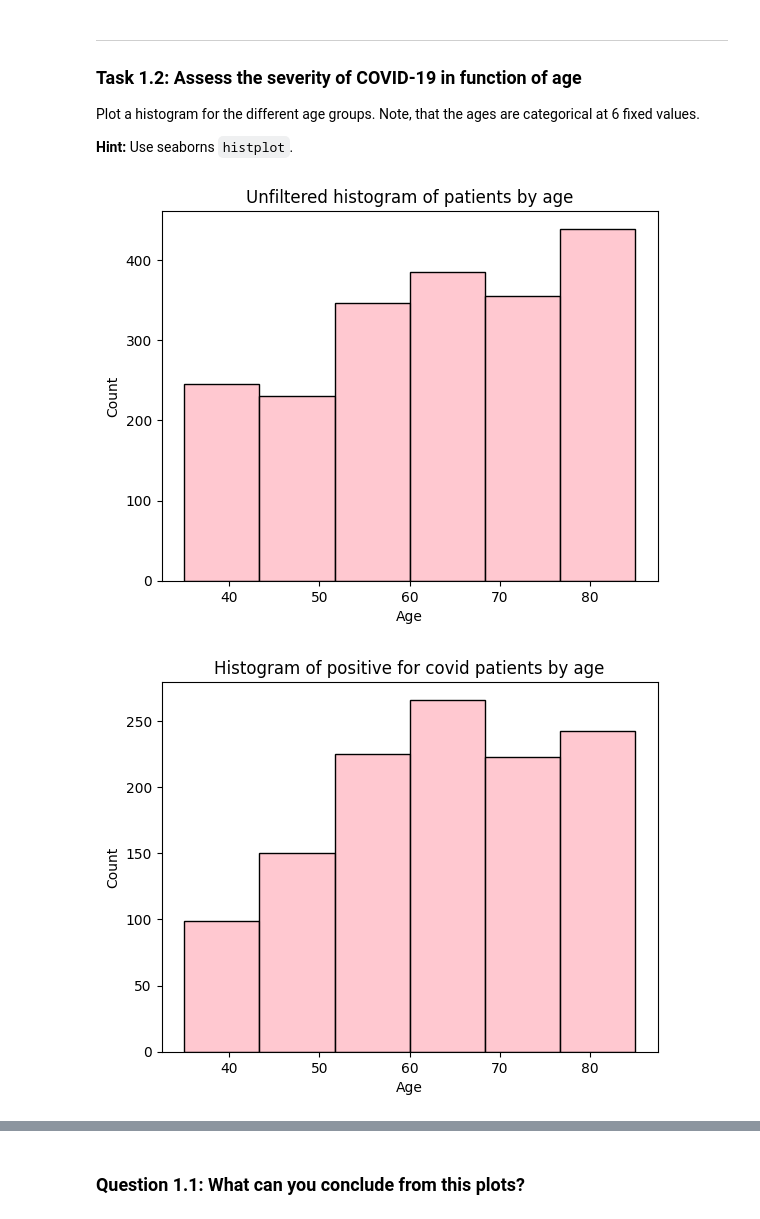
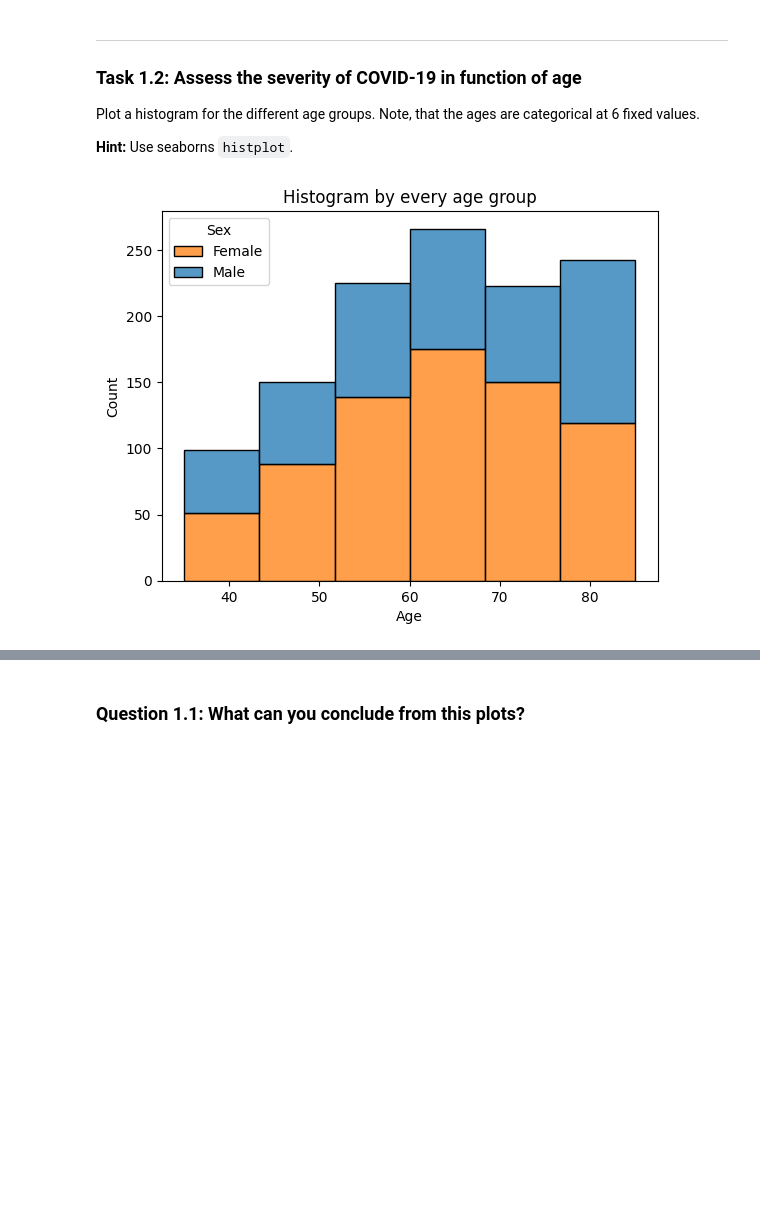
Before and after one commit to cesarz10/Health-Information, a Jupyter notebook: WPO-3/WPO_3_Student.ipynb, the cells around one changed output, grey strips where cells are left out. Drawn from its saved outputs; the diff is of its cells as text; code cells hidden in the pictures; blank space fills up the shorter version.

```diff
--- a/WPO-3/WPO_3_Student.ipynb
+++ b/WPO-3/WPO_3_Student.ipynb
@@ -61,10 +61,15 @@ To further use the dataframe, we need to binarize the `Sex` label. Binarize the
 Your final dataframe should be a shape of `(1205, 5)`.
 # %%
 df = pd.read_csv('COVID_data.csv')
+
 df.drop(df.loc[:, df.columns.str.contains('Image_size')], axis=1, inplace=True)
 df.drop(df.loc[:, df.columns.str.contains('Spacing')], axis=1, inplace=True)
 df.drop('PatientID', axis=1, inplace=True)
+print(f"\ndf shape with covid patients (+/-): {df.shape}")
 
-print(f"\ndf shape: {df.shape}")
+df['Sex'] = (df['Sex'] == 'M') * 1 # if sex == M -> 1, else: 0 | Multiplied by 1 so it shows 1/0 instead of True/False
+df = df[df['Covid'] == 1] # Selecting only covid positive patients
+df.drop(columns='Covid', axis=1, inplace=True)
+print(f"\ndf shape (covid+ patients only): {df.shape}")
 df.head()
 # %% [output]
@@ -83,20 +90,10 @@ Plot a histogram for the different age groups. Note, that the ages are categoric
 
 __Hint:__ Use seaborns `histplot`.
 # %%
-# with both positive and negative covid
-sns.histplot(data=df, x='Age', color='lightpink', bins=6)
-plt.title("Unfiltered histogram of patients by age")
-plt.show()
-
-# positive for covid result
-sns.histplot(data=df[df['Covid']==1], x='Age', color='lightpink', bins=6)
-plt.title("Histogram of positive for covid patients by age")
-plt.show()
-
 # histogram for every age group
-sns.histplot(data=df, x='Age', hue='Covid', color='lightpink', bins=6)
+sns.histplot(data=df, x='Age', hue='Sex', color='lightpink', bins=6, multiple='stack', legend=False)
+plt.legend(title='Sex', labels=['Female', 'Male'])
 plt.title("Histogram by every age group")
 plt.show()
 # %% [output]
-[figure, old version]
+[figure, new version]
-[figure, removed]
```
Also changed, not shown: parts of 6 cells of this notebook.
